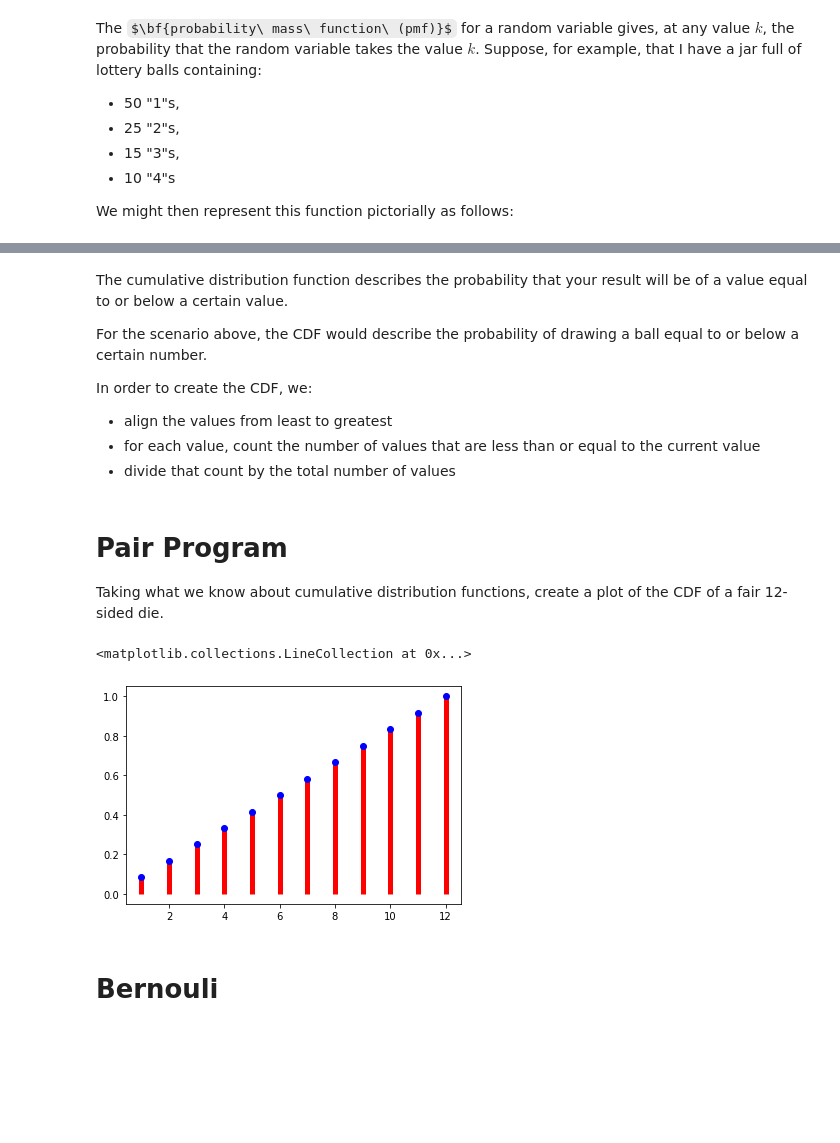
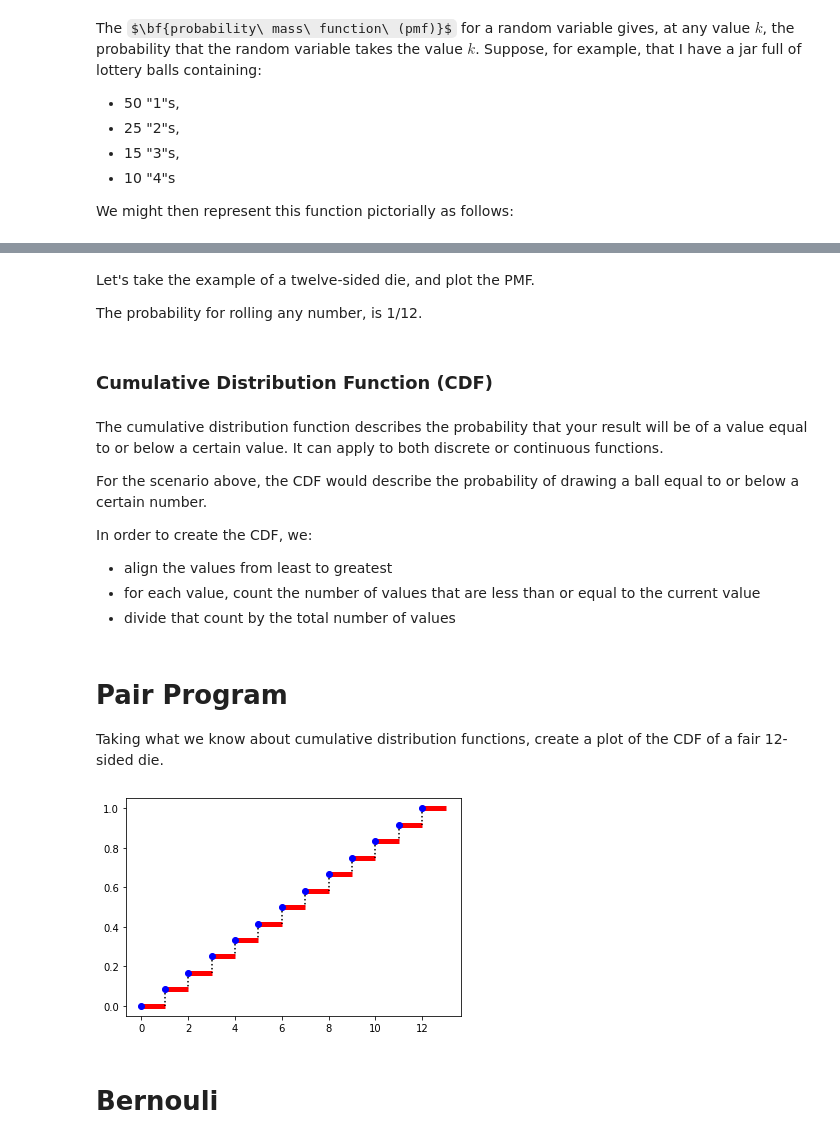
Before and after one commit to lecritch/distributions_seattle-chicago-ds, a Jupyter notebook: index.ipynb, the cells around one changed output, grey strips where cells are left out. Cells and saved outputs as stored; diff of their text form; code cells hidden in the pictures; some formulas as TeX source; blank space fills up the shorter version.

```diff
--- a/index.ipynb
+++ b/index.ipynb
@@ -73,5 +93,11 @@ We might then represent this function pictorially as follows:
+# %% [markdown]
+Let's take the example of a twelve-sided die, and plot the PMF.
+
+The probability for rolling any number, is 1/12.
+# %% [markdown]
+### Cumulative Distribution Function (CDF)
 # %% [markdown]
-The cumulative distribution function describes the probability that your result will be of a value equal to or below a certain value.
+The cumulative distribution function describes the probability that your result will be of a value equal to or below a certain value. It can apply to both discrete or continuous functions.
 
 For the scenario above, the CDF would describe the probability of drawing a ball equal to or below a certain number.
 
@@ -84,13 +110,18 @@ In order to create the CDF, we:
 Taking what we know about cumulative distribution functions, create a plot of the CDF of a fair 12-sided die.
 # %%
 fig, ax = plt.subplots()
-rolls = list(range(1,13))
+rolls = list(range(0,13))
 cumu_probs = np.cumsum([1/12 for number in range(1,13)])
+
+cumu_probs = np.insert(cumu_probs,0,0,axis=0)
 ax.plot(rolls, cumu_probs, 'bo', color='blue')
-ax.vlines(rolls, 0, cumu_probs, 'r', lw=5)
+# ax.vlines(rolls, 0, cumu_probs, 'r', lw=5)
+for i in range(0,13):
+    ax.hlines(cumu_probs[i], i,i+1, 'r', lw=5,)
+for i in range(0,12):
+    ax.vlines(i+1, cumu_probs[i+1],cumu_probs[i],  linestyles='dotted')
 # %% [output]
-<matplotlib.collections.LineCollection at 0x...>
-[figure, old version]
+[figure, new version]
 # %% [markdown]
 # Bernouli
 # %% [markdown]
```
Also changed, not shown: parts of 9 cells of this notebook, 5 other files.
